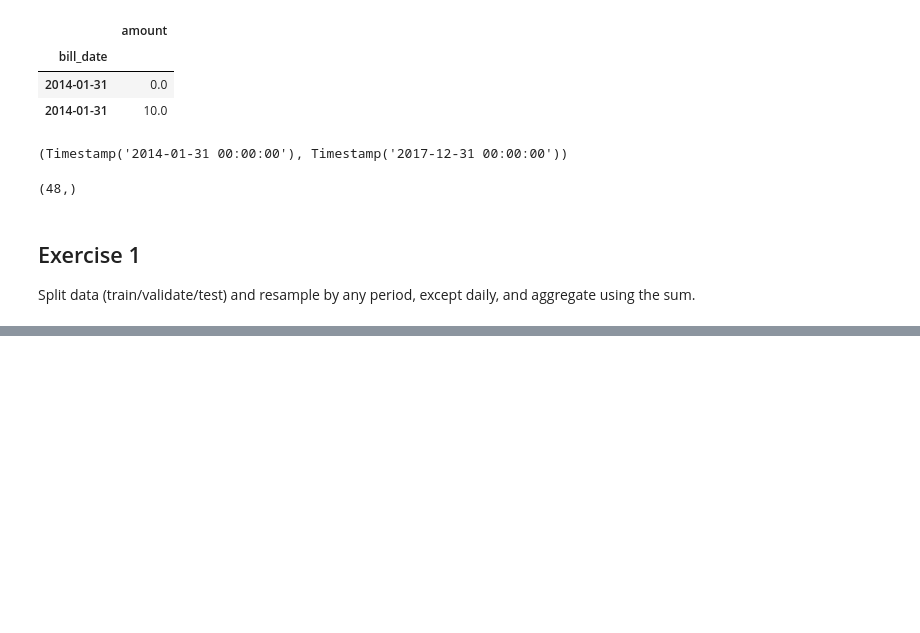
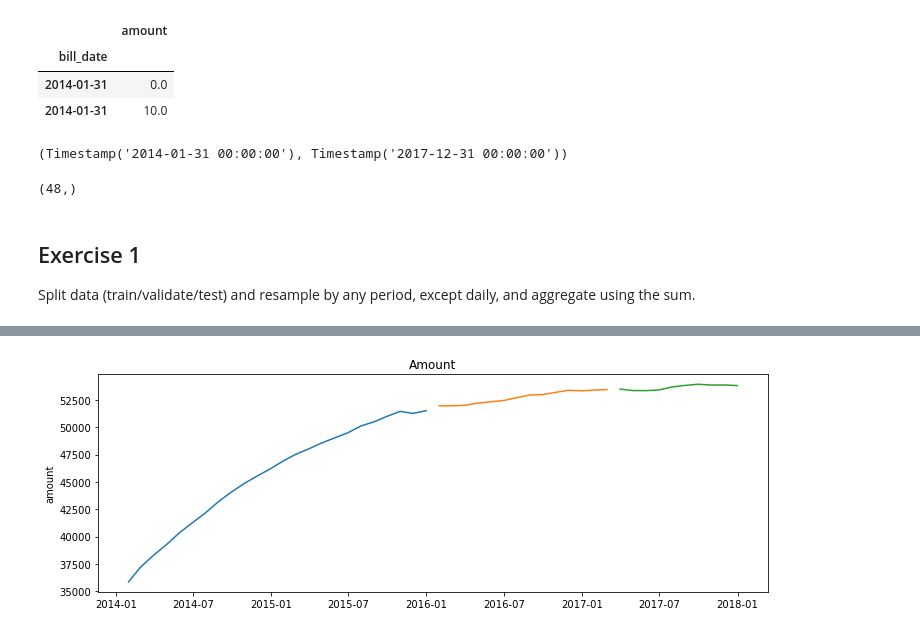
Before and after one commit to lainslie-18/time-series-exercises, a Jupyter notebook: model.ipynb, the cells around one changed output, grey strips where cells are left out. Drawn from its saved outputs; the diff is of its cells as text; code cells hidden in the pictures; blank space fills up the shorter version.

```diff
--- a/model.ipynb
+++ b/model.ipynb
@@ -124,0 +142,11 @@ Split data (train/validate/test) and resample by any period, except daily, and a
+# %%
+# split data 50/30/20
+train_size = int(len(df) * .5)
+validate_size = int(len(df) * .3)
+test_size = int(len(df) - train_size - validate_size)
+validate_end_index = train_size + validate_size
+
+# split into train, validation, test
+train = pd.DataFrame(df[: train_size])
+validate = pd.DataFrame(df[train_size : validate_end_index])
+test = pd.DataFrame(df[validate_end_index : ])
@@ -124,0 +171,11 @@ Split data (train/validate/test) and resample by any period, except daily, and a
+# %%
+# plot train, validate, and test
+plt.figure(figsize=(12,4))
+plt.plot(train.amount)
+plt.plot(validate.amount)
+plt.plot(test.amount)
+plt.ylabel('amount')
+plt.title('Amount')
+plt.show()
+# %% [output]
+[figure, added]
```
Also changed, not shown: parts of 21 cells of this notebook, 2 other files.
